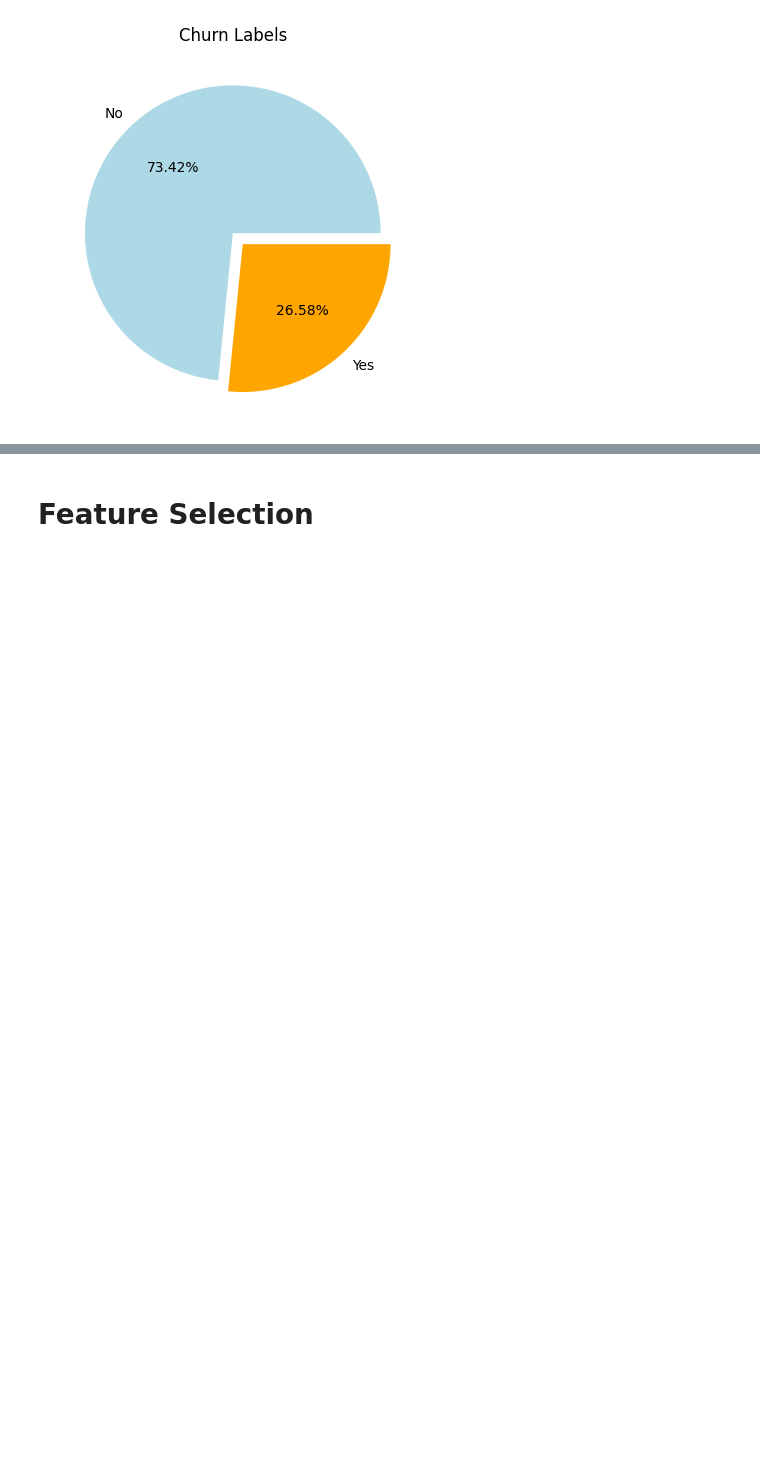
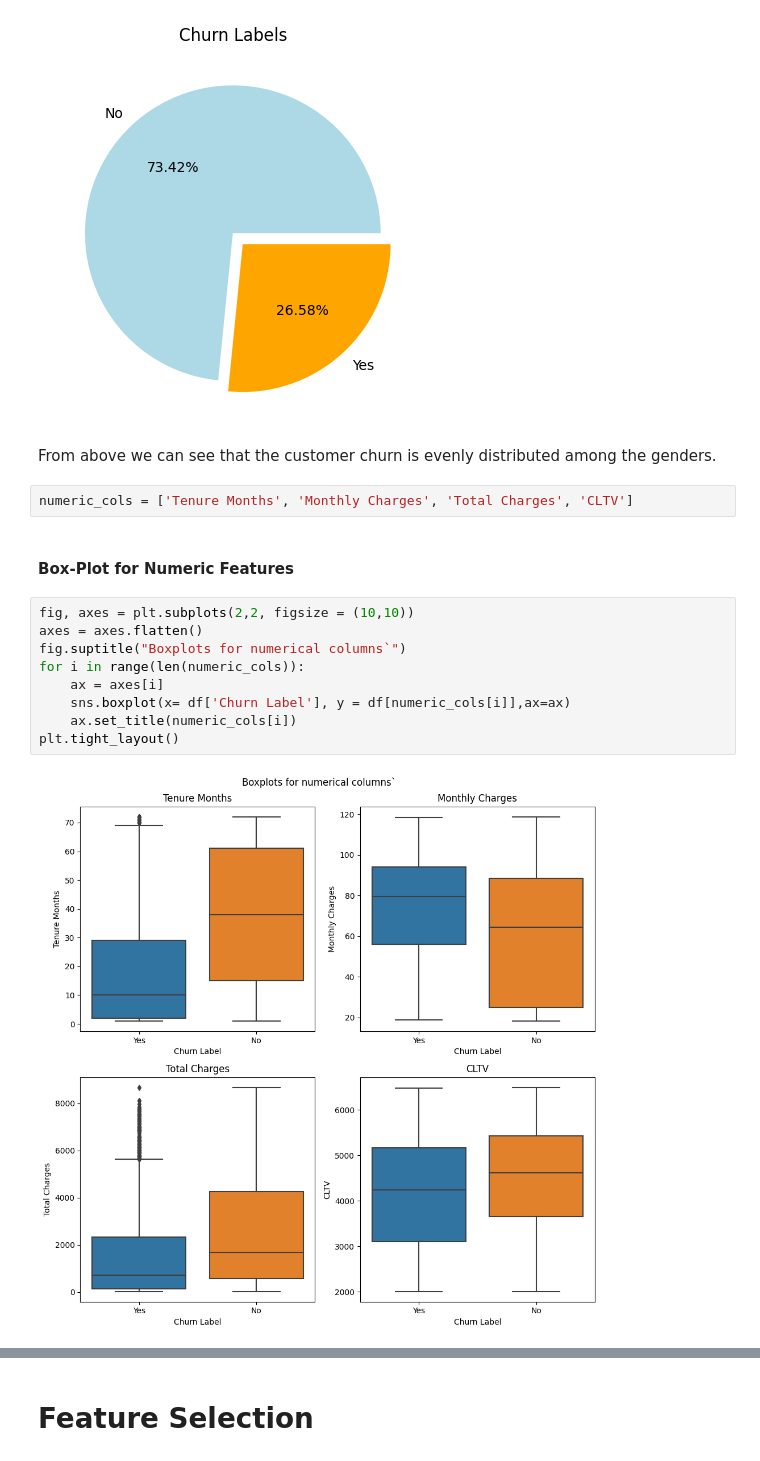
Before and after one commit to parthareja/customer-churn-analysis, a Jupyter notebook: ml.ipynb, the cells around one changed output, grey strips where cells are left out. Drawn from its saved outputs; the diff is of its cells as text; blank space fills up the shorter version.

```diff
--- a/ml.ipynb
+++ b/ml.ipynb
@@ -124,3 +138,20 @@ plt.title('Churn Labels')
 plt.show()
 # %% [output]
 [figure]
+# %% [markdown]
+From above we can see that the customer churn is evenly distributed among the genders.
+# %%
+numeric_cols = ['Tenure Months', 'Monthly Charges', 'Total Charges', 'CLTV']
+# %% [markdown]
+#### Box-Plot for Numeric Features
+# %%
+fig, axes = plt.subplots(2,2, figsize = (10,10))
+axes = axes.flatten()
+fig.suptitle("Boxplots for numerical columns`")
+for i in range(len(numeric_cols)):
+    ax = axes[i]
+    sns.boxplot(x= df['Churn Label'], y = df[numeric_cols[i]],ax=ax)
+    ax.set_title(numeric_cols[i])
+plt.tight_layout()
+# %% [output]
+[figure, added]
```
Also changed, not shown: parts of 56 cells of this notebook, 2 other files.
